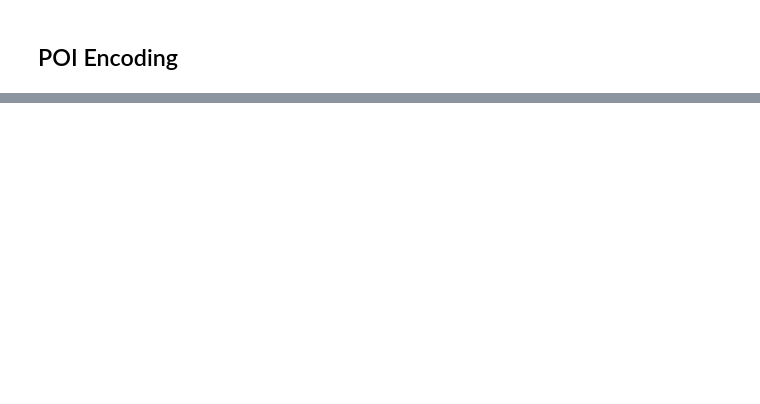
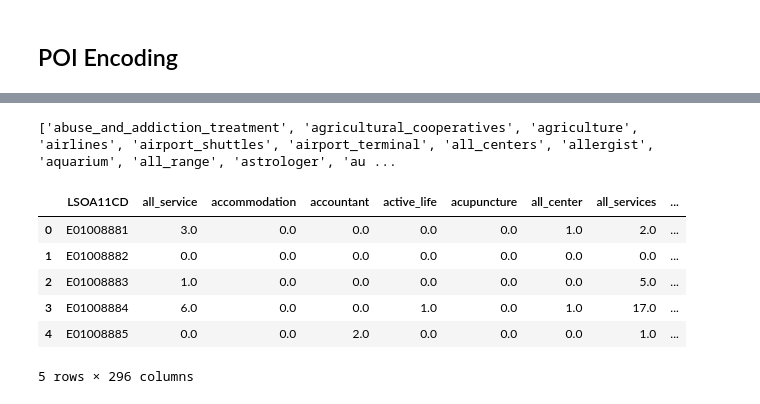
Before and after one commit to grolls23/EmploymentModellingDis, a Jupyter notebook: DataCleaning.ipynb, the cells around one changed output, grey strips where cells are left out. Saved outputs shown, nothing was run; the diff lists cells and outputs as text; code cells hidden in the pictures; blank space fills up the shorter version.

```diff
--- a/DataCleaning.ipynb
+++ b/DataCleaning.ipynb
@@ -720,0 +809,29 @@ empl_geog_bham.to_file("data/combined_data/empl_geog_bham.geojson", driver="GeoJ
+# %%
+# Encode POI categories in data - using One-Hot encoding
+
+#Make sure category list is a list
+empl_geog_bham['category_list'] = empl_geog_bham['category_list'].apply(lambda x: ast.literal_eval(x) if isinstance(x, str) else x)
+
+#Explode category lists
+empl_geog_bham_exploded = empl_geog_bham.explode('category_list')
+
+#Set up encoder
+encoder = OneHotEncoder(sparse_output=False)
+
+#Encode
+encoded_categories = encoder.fit_transform(empl_geog_bham_exploded[['category_list']])
+encoded_df = pd.DataFrame(encoded_categories, columns=encoder.get_feature_names_out(['category_list']))
+
+empl_geog_bham_exploded = pd.concat([empl_geog_bham_exploded.reset_index(drop=True), encoded_df.reset_index(drop=True)], axis=1)
+
+# Reaggregate
+empl_geog_bham_exploded.drop(columns=['category_list'], inplace=True)
+
+# Group by LSOA11CD - sum numeric only
+numeric_columns = encoded_df.columns.tolist()
+empl_geog_bham_encoded = empl_geog_bham_exploded.groupby('LSOA11CD')[numeric_columns].sum().reset_index()
+
+#Store category columns
+category_columns = empl_geog_bham_encoded.columns[1:]
+
+empl_geog_bham_encoded.head()
@@ -720,0 +1387,22 @@ empl_geog_bham.to_file("data/combined_data/empl_geog_bham.geojson", driver="GeoJ
+# %%
+#Remove all categories that have less than five in Birmingham
+
+column_sums_bham = condensed_categories_bham.iloc[:, 1:].sum()
+columns_to_drop_bham = column_sums_bham[column_sums_bham < 5].index.tolist()
+print(columns_to_drop_bham)
+
+condensed_categories_bham = condensed_categories_bham.drop(columns=columns_to_drop_bham)
+
+#Store new categories
+condensed_category_columns_bham = condensed_categories_bham.columns[1:]
+
+condensed_categories_bham.head()
+# %% [output]
+['abuse_and_addiction_treatment', 'agricultural_cooperatives', 'agriculture', 'airlines', 'airport_shuttles', 'airport_terminal', 'all_centers', 'allergist', 'aquarium', 'all_range', 'astrologer', 'au ...
+|  | LSOA11CD | all_service | accommodation | accountant | active_life | acupuncture | all_center | all_services | ... |
+| 0 | E01008881 | 3.0 | 0.0 | 0.0 | 0.0 | 0.0 | 1.0 | 2.0 | ... |
+| 1 | E01008882 | 0.0 | 0.0 | 0.0 | 0.0 | 0.0 | 0.0 | 0.0 | ... |
+| 2 | E01008883 | 1.0 | 0.0 | 0.0 | 0.0 | 0.0 | 0.0 | 5.0 | ... |
+| 3 | E01008884 | 6.0 | 0.0 | 0.0 | 1.0 | 0.0 | 1.0 | 17.0 | ... |
+| 4 | E01008885 | 0.0 | 0.0 | 2.0 | 0.0 | 0.0 | 0.0 | 1.0 | ... |
+5 rows × 296 columns
```
Also changed, not shown: parts of 29 cells of this notebook, 1 other file.
